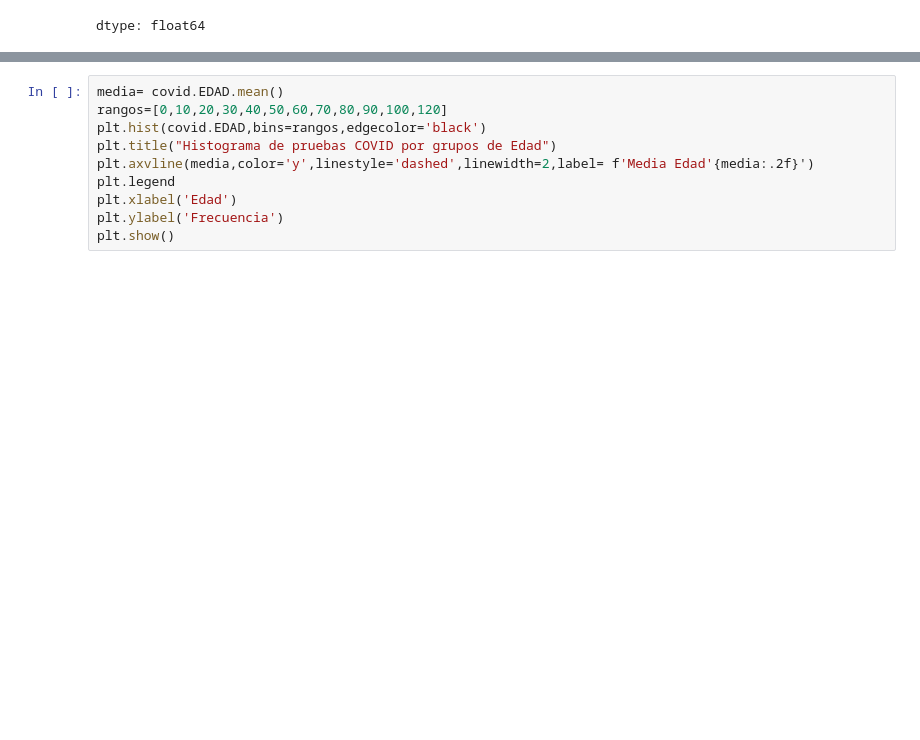
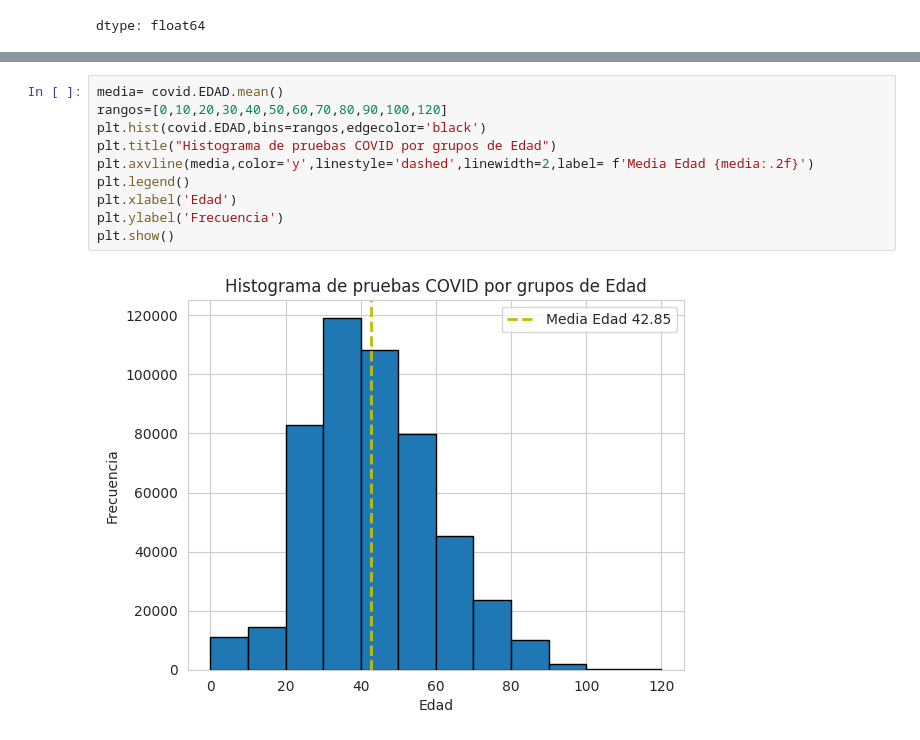
Before and after one commit to 25041097-jesus/Probabilidad, a Jupyter notebook: Unidad1/Practica 5.ipynb, the cells around one changed output, grey strips where cells are left out. Saved outputs shown, nothing was run; the diff lists cells and outputs as text; blank space fills up the shorter version.

```diff
--- a/Unidad1/Practica 5.ipynb
+++ b/Unidad1/Practica 5.ipynb
@@ -82,12 +82,14 @@ AttributeError: 'list' object has no attribute 'value_counts'
 # %%
 media= covid.EDAD.mean()
 rangos=[0,10,20,30,40,50,60,70,80,90,100,120]
 plt.hist(covid.EDAD,bins=rangos,edgecolor='black')
 plt.title("Histograma de pruebas COVID por grupos de Edad")
-plt.axvline(media,color='y',linestyle='dashed',linewidth=2,label= f'Media Edad'{media:.2f}')
-plt.legend
+plt.axvline(media,color='y',linestyle='dashed',linewidth=2,label= f'Media Edad {media:.2f}')
+plt.legend()
 plt.xlabel('Edad')
 plt.ylabel('Frecuencia')
 plt.show()
+# %% [output]
+[figure, added]
 # %%
 conteo_sexo=covid['SEXO'].value_counts()
```
Also changed, not shown: parts of 9 cells of this notebook.
